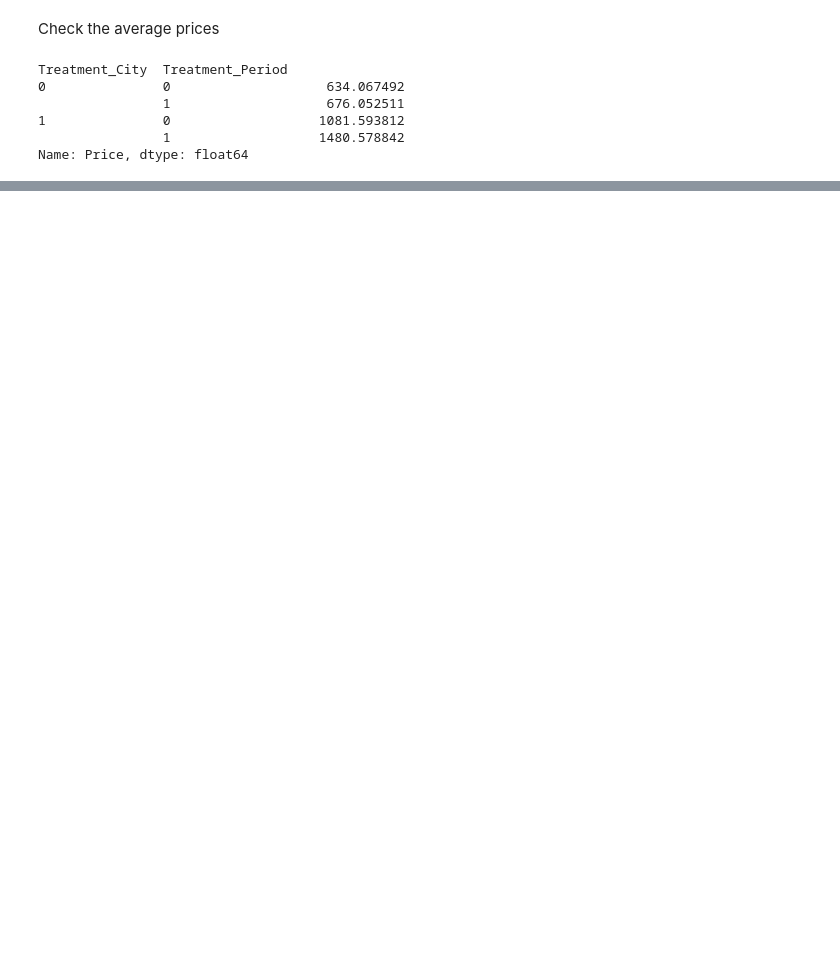
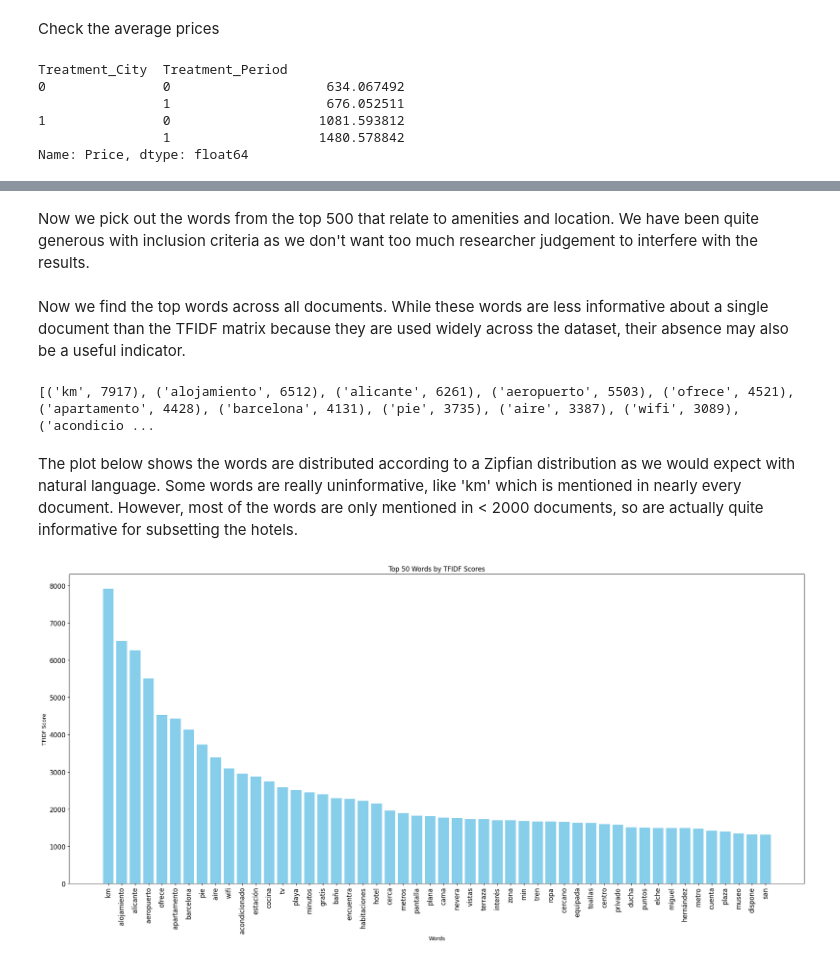
Before and after one commit to nataliabeltranarg/NLP-Booking-Sentiment-Analysis, a Jupyter notebook: regressions_features.ipynb, the cells around one changed output, grey strips where cells are left out. Saved outputs shown, nothing was run; the diff lists cells and outputs as text; code cells hidden in the pictures; blank space fills up the shorter version.

```diff
--- a/regressions_features.ipynb
+++ b/regressions_features.ipynb
@@ -331,0 +399,2 @@ Notes:
+# %% [markdown]
+Now we pick out the words from the top 500 that relate to amenities and location. We have been quite generous with inclusion criteria as we don't want too much researcher judgement to interfere with the results.
@@ -331,0 +414,50 @@ Notes:
+# %% [markdown]
+Now we find the top words across all documents. While these words are less informative about a single document than the TFIDF matrix because they are used widely across the dataset, their absence may also be a useful indicator.
+# %%
+# Step 1: Initialize CountVectorizer
+# We don't set max_features=500 here because we first want to create the full document frequency matrix
+vectorizer = CountVectorizer(analyzer='word', stop_words=spanish_stopwords, ngram_range=(1,1))
+
+# Step 2: Fit the vectorizer to the 'Descriptions' and transform the text to a document frequency matrix
+X = vectorizer.fit_transform(df_total['Descriptions'])
+
+# Step 3: Sum the occurrence of each word across all documents to find the most used words
+word_counts = X.sum(axis=0)
+words_freq = [(word, word_counts[0, idx]) for word, idx in vectorizer.vocabulary_.items()]
+
+# Step 4: Sort the words by their frequency
+words_freq = sorted(words_freq, key=lambda x: x[1], reverse=True)
+
+pd.DataFrame(words_freq)
+
+# Step 5: Extract the top 500 words
+top_500_words_docfreq = words_freq[:500]
+
+# Convert the list of tuples into two lists: one for words and another for their corresponding frequencies
+words_freq_df = pd.DataFrame(words_freq)
+
+# Now `top_500_words_list` contains the top 500 most used words in the 'Descriptions' column
+print(top_500_words_docfreq)
+# %% [output]
+[('km', 7917), ('alojamiento', 6512), ('alicante', 6261), ('aeropuerto', 5503), ('ofrece', 4521), ('apartamento', 4428), ('barcelona', 4131), ('pie', 3735), ('aire', 3387), ('wifi', 3089), ('acondicio ...
+# %% [markdown]
+The plot below shows the words are distributed according to a Zipfian distribution as we would expect with natural language. Some words are really uninformative, like 'km' which is mentioned in nearly every document. However, most of the words are only mentioned in < 2000 documents, so are actually quite informative for subsetting the hotels.
+# %%
+top_50_freq_df = words_freq_df[:50]
+
+# Proceed to plot
+plt.figure(figsize=(20, 10))  # Adjust figure size for better visibility
+plt.bar(top_50_freq_df[0], top_50_freq_df[1], color='skyblue')
+
+plt.ylabel('TFIDF Score')
+plt.xlabel('Words')
+plt.title('Top 50 Words by TFIDF Scores')
+
+# Rotate the x labels to fit them better and set font size to small
+plt.xticks(rotation=90, fontsize=12)
+plt.yticks(fontsize=12)
+
+plt.tight_layout()  # Adjust layout
+plt.show()
+# %% [output]
+[figure, added]
```
Also changed, not shown: parts of 72 cells of this notebook.
